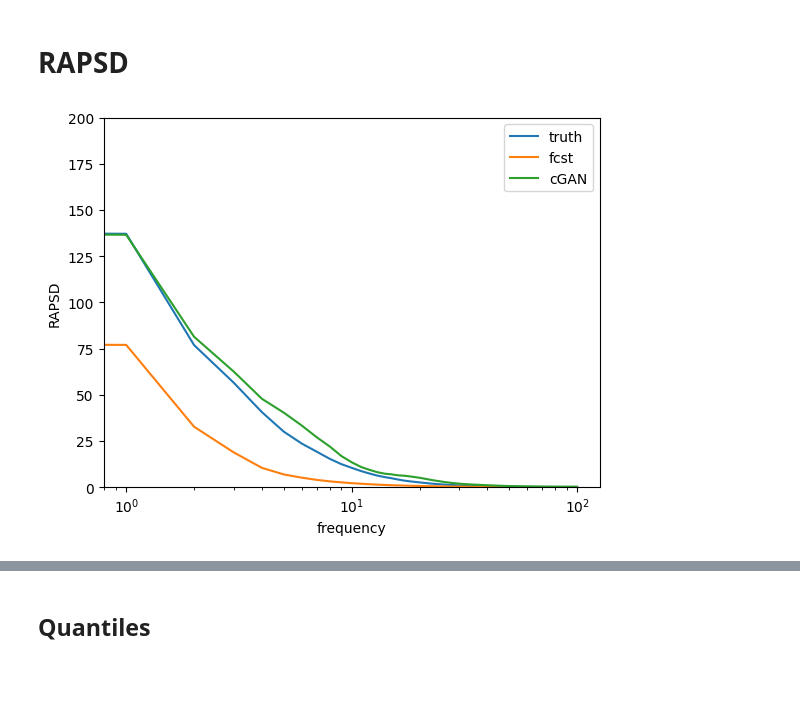
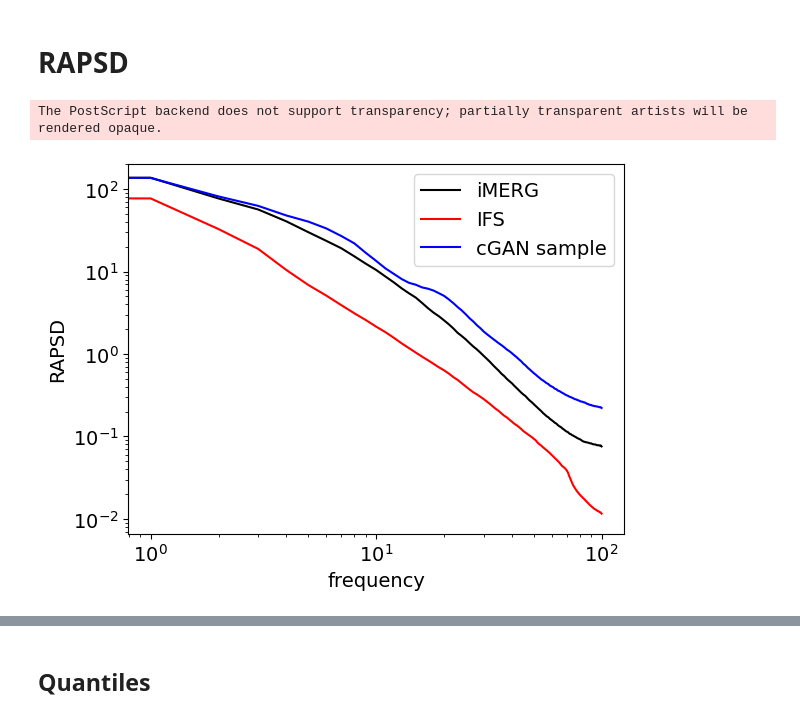
Before and after one commit to mlangguth89/downscaling-cgan, a Jupyter notebook: notebooks/plot_cgan_metrics.ipynb, the cells around one changed output, grey strips where cells are left out. Cells and saved outputs as stored; diff of their text form; code cells hidden in the pictures; blank space fills up the shorter version.

```diff
--- a/notebooks/plot_cgan_metrics.ipynb
+++ b/notebooks/plot_cgan_metrics.ipynb
@@ -94,4 +96,12 @@ Mean =  0.12237558
 Max =  500.001
 Min =  0.0
 Median:  0.0007104096
+# %%
+# Find dry and rainy days in sampled dataset
+means = [(n, truth_array[n,:,:].mean()) for n in range(n_samples)]
+sorted_means = sorted(means, key=lambda x: x[1])
+
+n_extreme_days = 10
+wet_day_indexes = [item[0] for item in sorted_means[-10:]]
+dry_day_indexes = [item[0] for item in sorted_means[:10]]
 # %%
@@ -202,6 +238,8 @@ from dsrnngan.rapsd import rapsd
 rapsd_truth = []
 rapsd_pred = []
 rapsd_fcst = []
+rapsd_ensmean = []
+
 for n in tqdm(range(n_samples)):
         fft_freq_pred = rapsd(truth_array[n,:,:], fft_method=np.fft)
         rapsd_truth.append(fft_freq_pred)
@@ -212,20 +250,27 @@ for n in tqdm(range(n_samples)):
         fft_freq_fcst = rapsd(fcst_array[n, :, :], fft_method=np.fft)
         rapsd_fcst.append(fft_freq_fcst)
 
+        fft_freq_ensmean = rapsd(ensmean_array[n, :, :], fft_method=np.fft)
+        rapsd_ensmean.append(fft_freq_ensmean)
+
 rapsd_truth = np.mean(np.stack(rapsd_truth, axis=-1), axis=-1)
 rapsd_pred = np.mean(np.stack(rapsd_pred, axis=-1), axis=-1)
 rapsd_fcst = np.mean(np.stack(rapsd_fcst, axis=-1), axis=-1)
+rapsd_ensmean = np.mean(np.stack(rapsd_ensmean, axis=-1), axis=-1)
 # %%
 fig, ax = plt.subplots(1,1)
 
-ax.plot(rapsd_truth, label='truth')
-ax.plot(rapsd_fcst, label='fcst')
-ax.plot(rapsd_pred, label='cGAN') # Single member of ensemble
+ax.plot(rapsd_truth, label='iMERG', color='k')
+ax.plot(rapsd_fcst, 'r', label='IFS')
+ax.plot(rapsd_pred, 'b', label='cGAN sample') # Single member of ensemble
 plt.xscale('log')
+plt.yscale('log')
 ax.set_ylim([0, 200])
 ax.set_ylabel('RAPSD')
 ax.set_xlabel('frequency')
 ax.legend()
-plt.savefig('cgan_metrics/rapds.png')
+plt.rcParams.update({'font.size': 14})
+plt.savefig('cgan_metrics/rapds.eps', format='eps')
 # %% [output]
+The PostScript backend does not support transparency; partially transparent artists will be rendered opaque.
-[figure, old version]
+[figure, new version]
```
Also changed, not shown: parts of 20 cells of this notebook, 1 other file.
